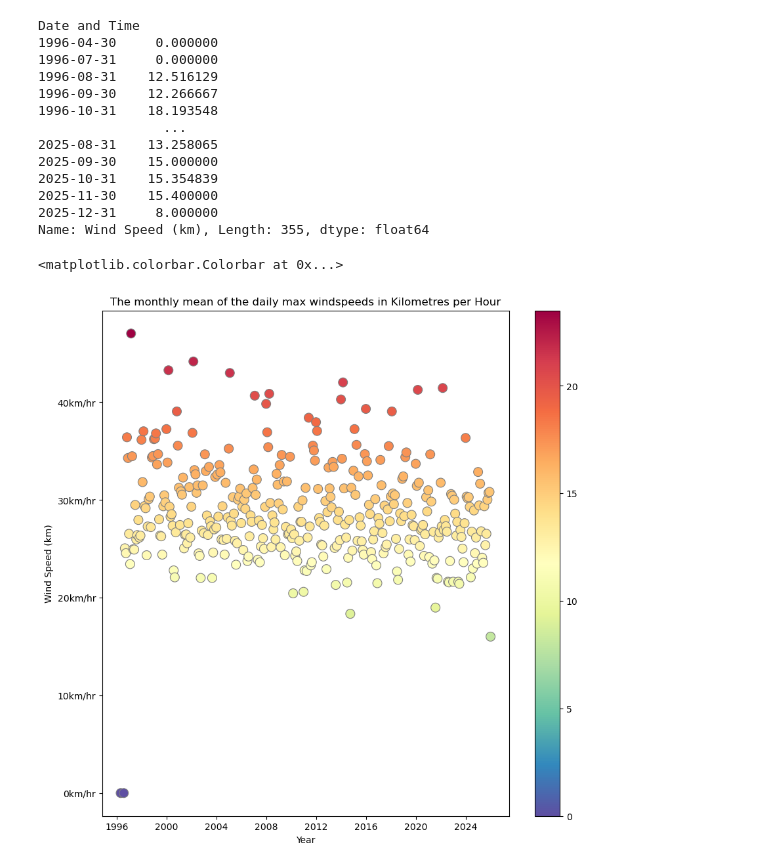
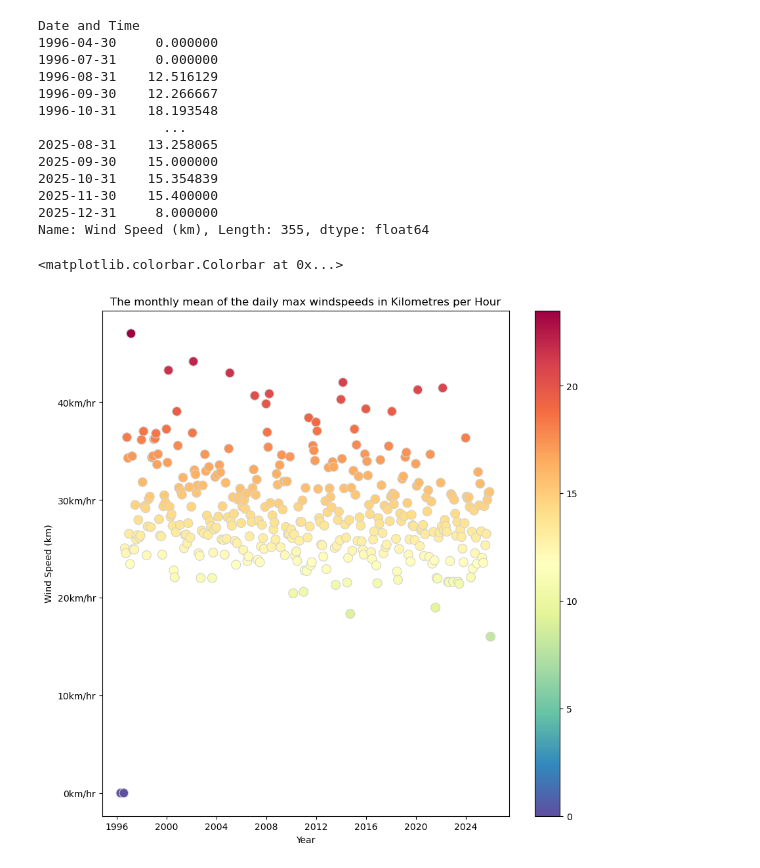
Before and after one commit to FaolanH/programming-for-data-analytics, a Jupyter notebook: pfda-assignments/assignment06_weather.ipynb, the cells around one changed output. Drawn from its saved outputs; the diff is of its cells as text; code cells hidden in the pictures.

```diff
--- a/pfda-assignments/assignment06_weather.ipynb
+++ b/pfda-assignments/assignment06_weather.ipynb
@@ -542,18 +544,18 @@ Name: Wind Speed (km), Length: 355, dtype: float64
 # %%
 # Plotting the monthly mean daily max data
 plt.figure(figsize=(10,10))
 y = monthlymean_dailymax
-plot = sns.scatterplot(x = monthlymean_dailymax.index, y = y, hue = y, palette = "Spectral_r",edgecolor = 'grey', s = 100, legend=False)
+plot = sns.scatterplot(x = monthlymean_dailymax.index, y = y, hue = y, palette = "Spectral_r",edgecolor = '#d3d3d3', s = 100, legend=False)
 plot.set_title("The monthly mean of the daily max windspeeds in Kilometres per Hour")
 plot.set_xlabel('Year')
 plot.set_yticklabels(['-10km/hr','0km/hr', '10km/hr', '20km/hr','30km/hr','40km/hr','50km/hr', '60km/hr'])
 
 
 # setting the colour bar
 norm = plt.Normalize(vmin=y.min(), vmax=y.max())
 sm = plt.cm.ScalarMappable(cmap="Spectral_r", norm=norm)
 sm.set_array([])
 plt.colorbar(sm, ax = plot)
 # %% [output]
 <matplotlib.colorbar.Colorbar at 0x...>
-[figure, old version]
+[figure, new version]
```
Also changed, not shown: parts of 7 cells of this notebook.
